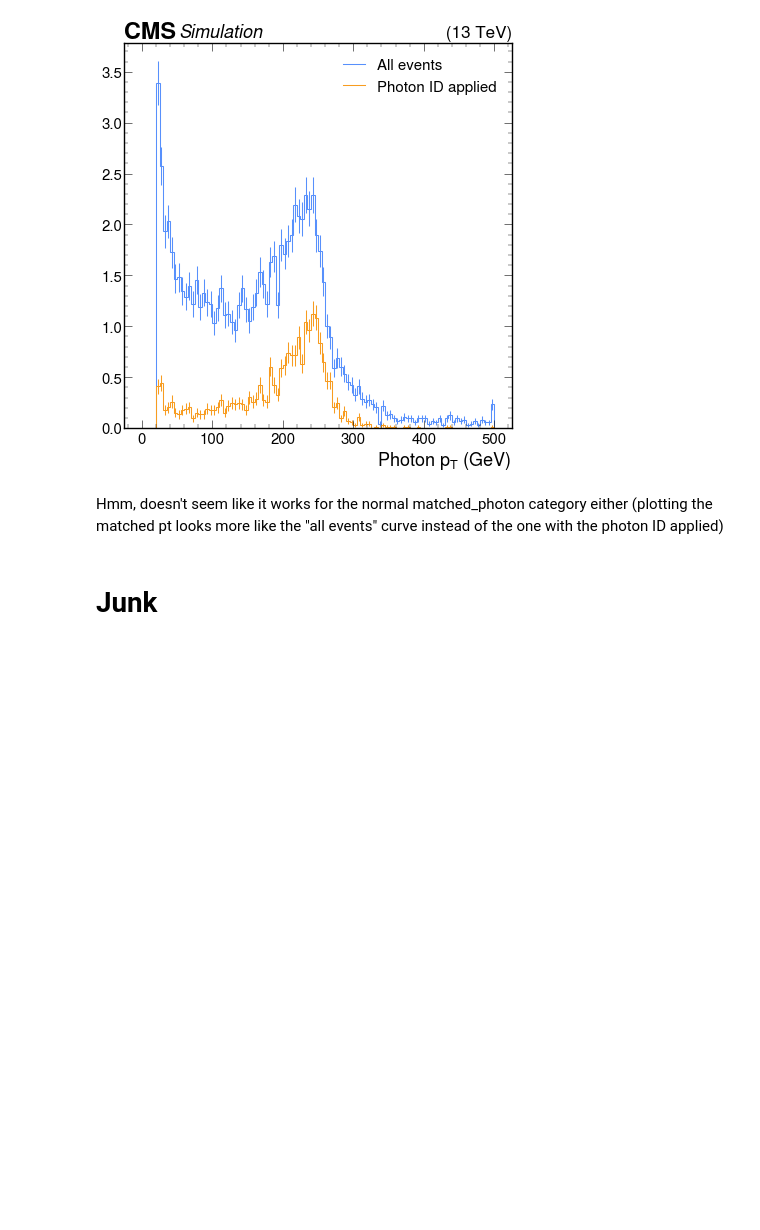
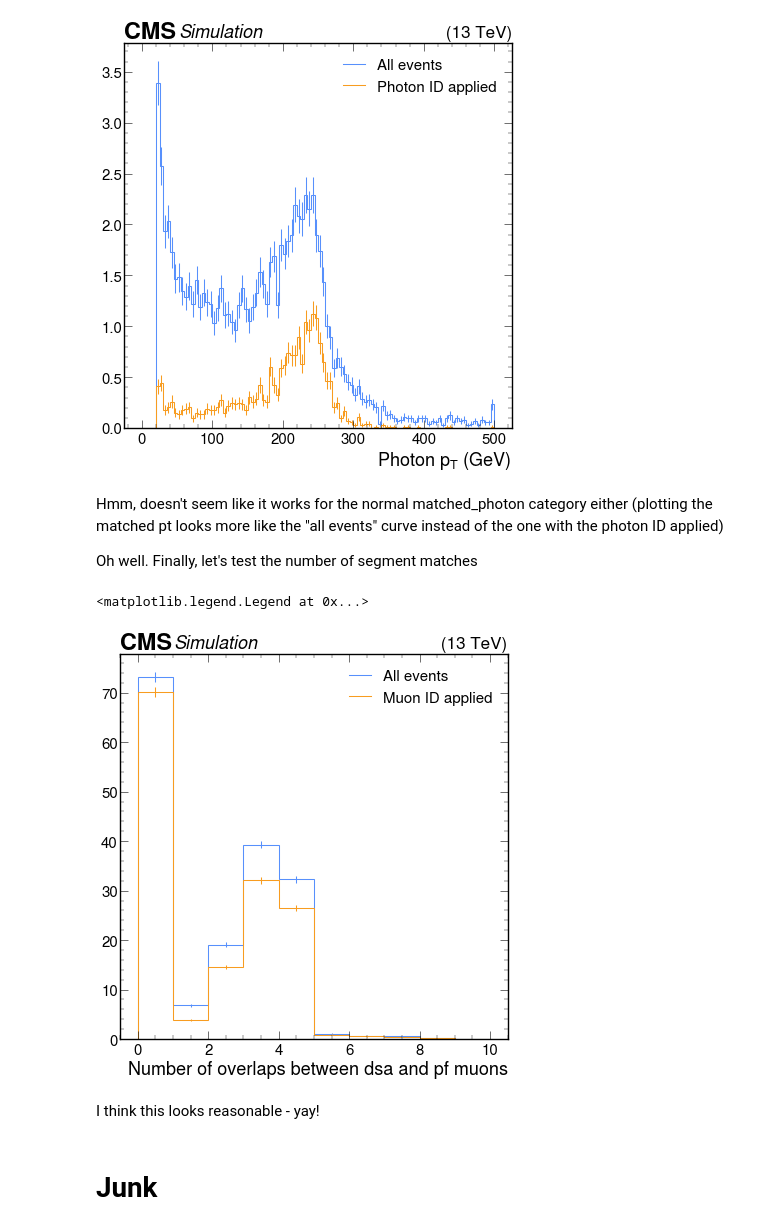
Before and after one commit to areinsvo/SIDM, a Jupyter notebook: sidm/test_notebooks/test_llpnanoaodschema.ipynb, the cells around one changed output. Cells and saved outputs as stored; diff of their text form; code cells hidden in the pictures; blank space fills up the shorter version.

```diff
--- a/sidm/test_notebooks/test_llpnanoaodschema.ipynb
+++ b/sidm/test_notebooks/test_llpnanoaodschema.ipynb
@@ -288,6 +413,20 @@ plt.legend(["All events", "Photon ID applied"])
 [figure]
 # %% [markdown]
 Hmm, doesn't seem like it works for the normal matched_photon category either (plotting the matched pt looks more like the "all events" curve instead of the one with the photon ID applied)
+
+Oh well. Finally, let's test the number of segment matches
+# %%
+utilities.plot([
+    out[samples[0]]["hists"]["dsaMuon_numOverlaps_MatchedMuons"][channels[0], :],
+    out[samples[0]]["hists"]["dsaMuon_numOverlaps_MatchedMuons"][channels[1], :],
+])
+plt.xlabel("Number of overlaps between dsa and pf muons" )
+plt.legend(["All events", "Muon ID applied"])
+# %% [output]
+<matplotlib.legend.Legend at 0x...>
+[figure, added]
+# %% [markdown]
+I think this looks reasonable - yay!
 # %% [markdown]
 # Junk
 # %%
```
Also changed, not shown: parts of 30 cells of this notebook, 3 other files.
